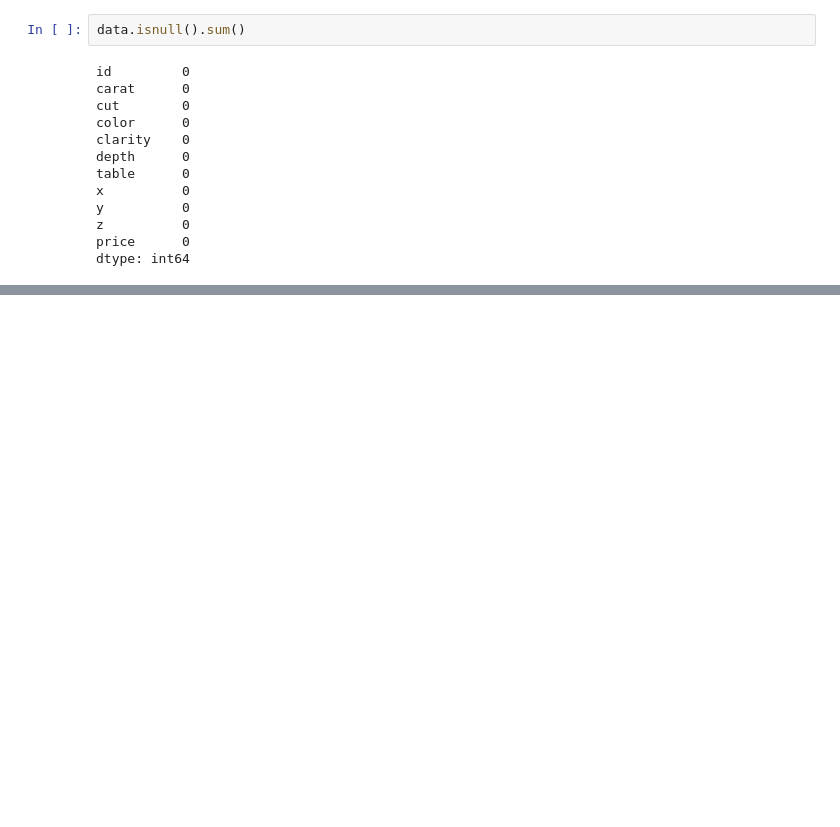
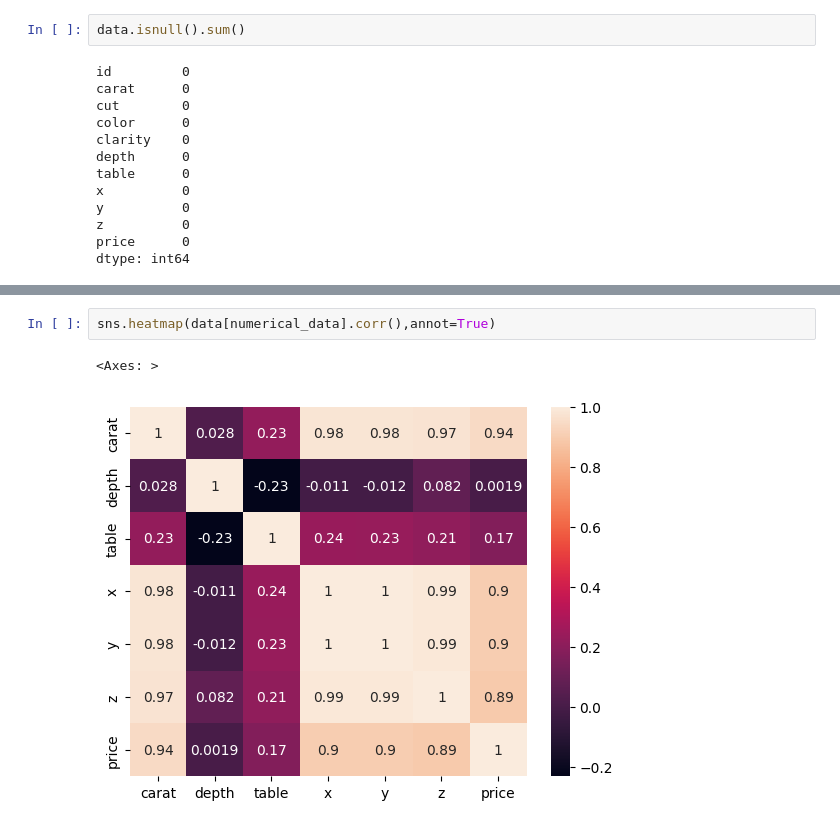
Before and after one commit to Ashishdas31/MLproject_regression, a Jupyter notebook: notebooks/research.ipynb, the cells around one changed output, grey strips where cells are left out. Cells and saved outputs as stored; diff of their text form; blank space fills up the shorter version.

```diff
--- a/notebooks/research.ipynb
+++ b/notebooks/research.ipynb
@@ -64,0 +226,5 @@ data.drop(labels="id",axis=1)
+# %%
+sns.heatmap(data[numerical_data].corr(),annot=True)
+# %% [output]
+<Axes: >
+[figure, added]
```
Also changed, not shown: parts of 31 cells of this notebook, 1 other file.
